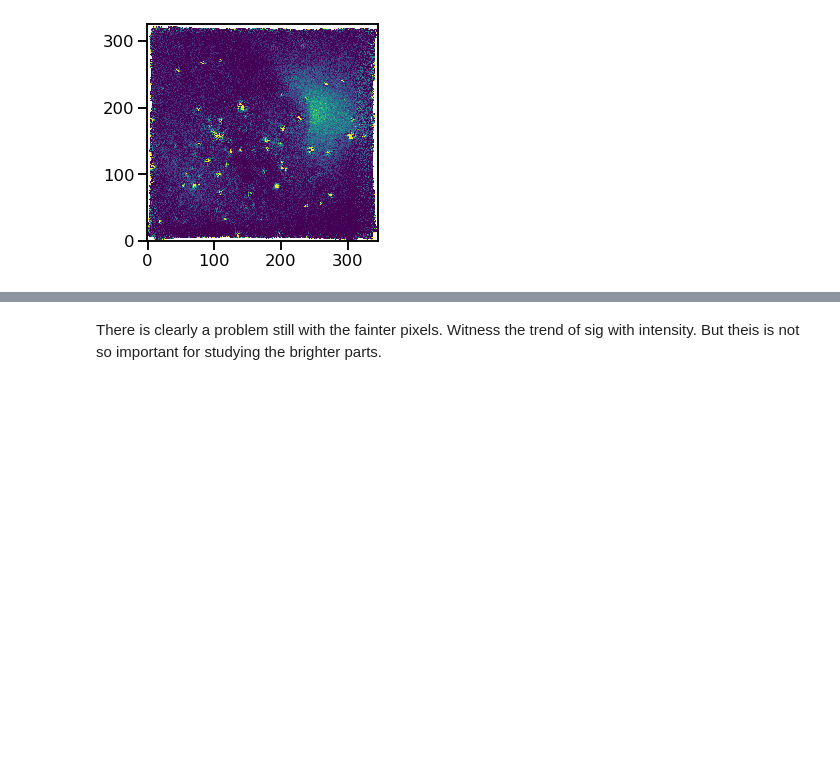
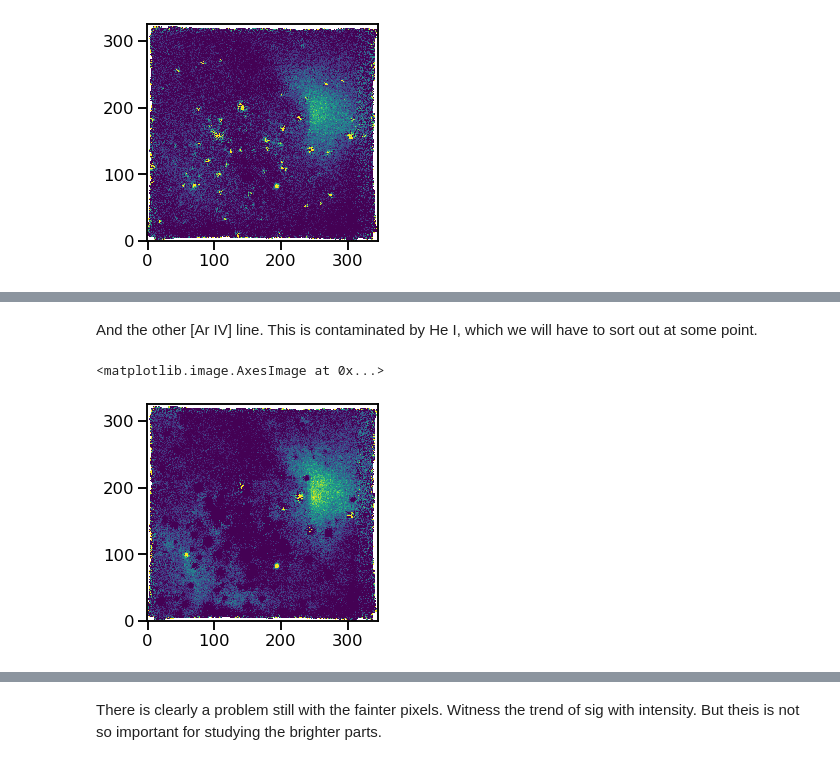
Before and after one commit to will-henney/muse-hii-regions, a Jupyter notebook: notebooks/03-04-blue-lines-sharp-extract.ipynb, the cells around one changed output, grey strips where cells are left out. Drawn from its saved outputs; the diff is of its cells as text; code cells hidden in the pictures; blank space fills up the shorter version.

```diff
--- a/notebooks/03-04-blue-lines-sharp-extract.ipynb
+++ b/notebooks/03-04-blue-lines-sharp-extract.ipynb
@@ -436,3 +436,14 @@ moments.save_moments_to_fits(
     flabel="ngc346-ariv",
     restwav=4740.17,
 )
+# %% [markdown]
+And the other [Ar IV] line.  This is contaminated by He I, which we will have to sort out at some point.
+# %%
+mom4711 = moments.find_moments(
+    mcsubcube.select_lambda(4711, 4717)
+)
+# %%
+mom4711[0].plot(vmin=0.0, vmax=400.0)
+# %% [output]
+<matplotlib.image.AxesImage at 0x...>
+[figure, added]
```
Also changed, not shown: parts of 33 cells of this notebook, 16 other files.
